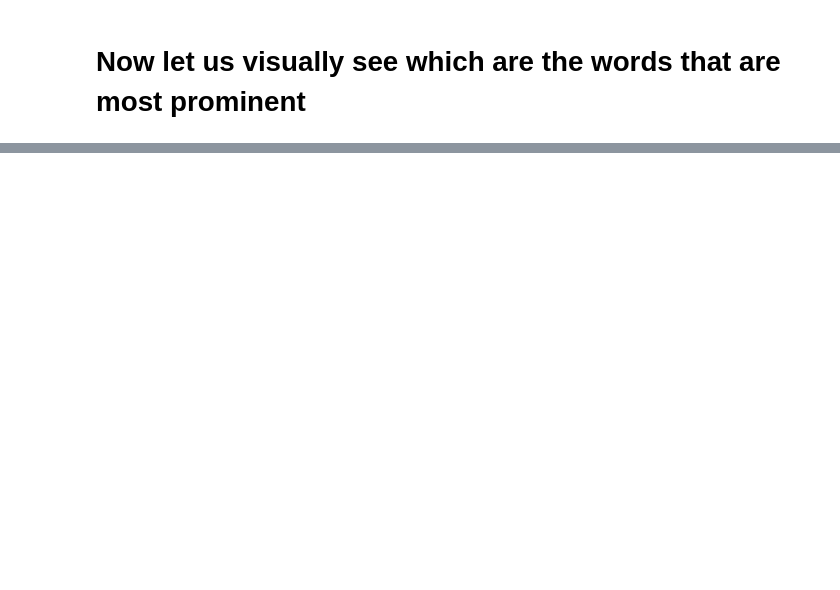
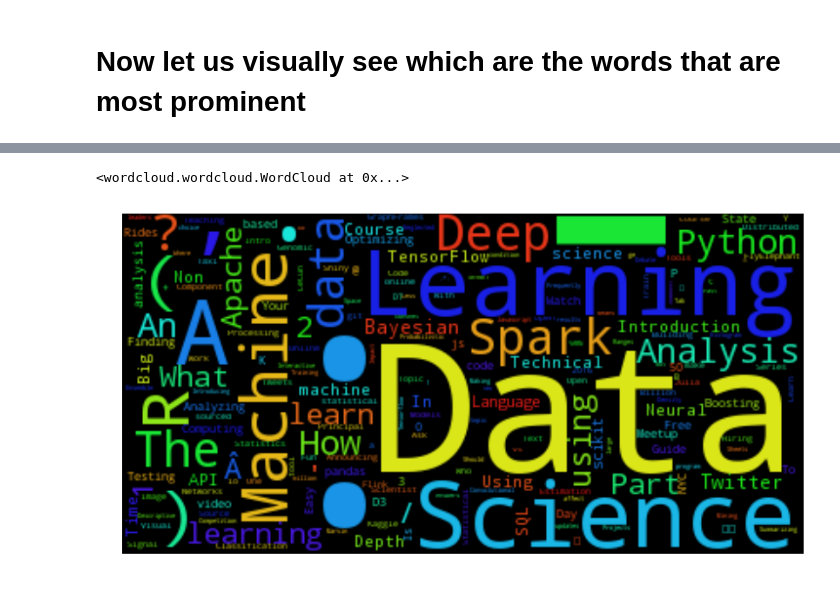
Before and after one commit to jithurjacob/machine-learning, a Jupyter notebook: text_mining/Refine.ipynb, the cells around one changed output, grey strips where cells are left out. Drawn from its saved outputs; the diff is of its cells as text; code cells hidden in the pictures; blank space fills up the shorter version.

```diff
--- a/text_mining/Refine.ipynb
+++ b/text_mining/Refine.ipynb
@@ -58,0 +168,11 @@ print(a)
+# %%
+wordcloud.generate_from_frequencies(frequency_words_wo_stop.items())
+# %% [output]
+<wordcloud.wordcloud.WordCloud at 0x...>
+# %%
+plt.figure(figsize=(14,10))
+plt.imshow(wordcloud)
+plt.axis("off")
+plt.show()
+# %% [output]
+[figure, added]
```
Also changed, not shown: parts of 21 cells of this notebook.
